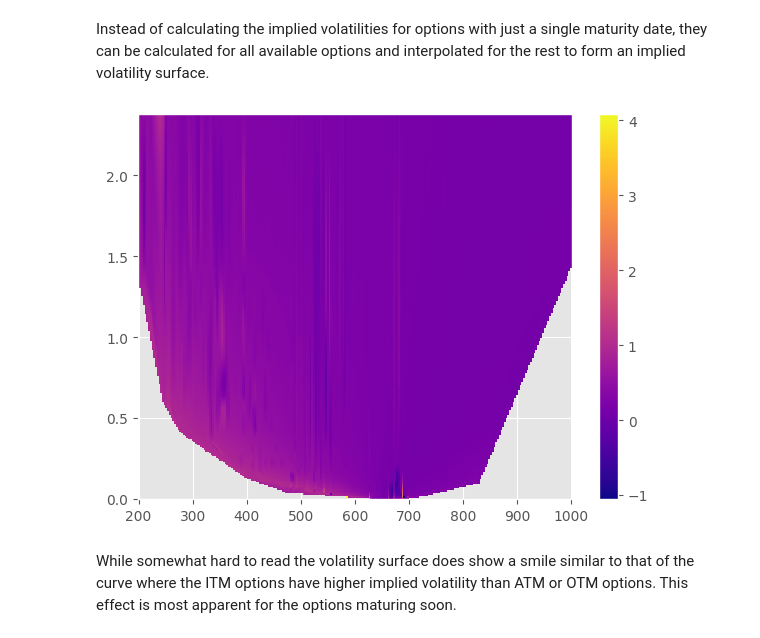
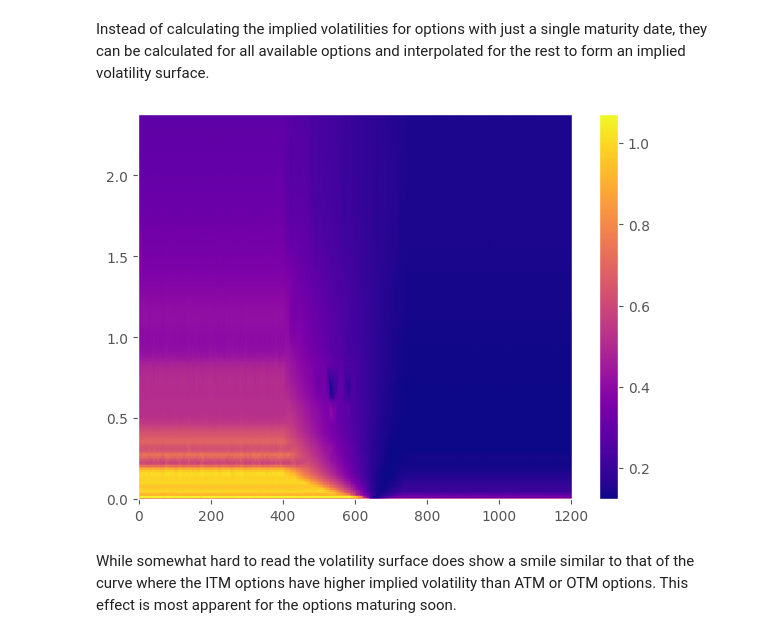
Before and after one commit to krantamaki/quantform, a Jupyter notebook: examples/pylib/05_implied_volatilities.ipynb, the cells around one changed output. Saved outputs shown, nothing was run; the diff lists cells and outputs as text; code cells hidden in the pictures.

Commit message:
Minor changes to make the implied volatility surface more stable

```diff
--- a/examples/pylib/05_implied_volatilities.ipynb
+++ b/examples/pylib/05_implied_volatilities.ipynb
@@ -39,6 +40,10 @@ option_df = pd.read_csv(project_root / "example_data" / "SPY_Calls_2025-08-15.ts
 
 # Function that creates an Option object from the given option price data. If the implied volatility cannot be calculated skips the option
 def to_option(row: pd.Series) -> Option:
+  # If the implied volatility is marked as zero in Yahoo Finance it most likely cannot be calculated
+  if row["Implied Volatility"] == "0.00%":
+    print(f"Invalid implied volatility with option {row["Contract Name"]}!")
+    return
   try:
     return Option(row["Contract Name"], *parse_option_id(row["Contract Name"]), risk_free_rate=risk_free_rate,
                   market_price=(row["Bid"] + row["Ask"]) / 2, underlying_value=underlying_value, report_date=report_date)
@@ -70,3 +143,9 @@ Not able to calculate the implied volatility for option SPY271217C00465000! (Imp
+# %%
+options = valid_options
+# %%
+options = [option for option in options if option.maturity_date not in [QfDate(2025, 8, 20), QfDate(2025, 8, 21), QfDate(2025, 9, 26)]]
+distinct_maturity_dates = list(set([option.maturity_date for option in options]))
+distinct_maturity_dates.sort()
 # %% [markdown]
 ## ImpliedVolatilityCurve
 # %% [markdown]
@@ -104,13 +208,13 @@ Instead of calculating the implied volatilities for options with just a single m
 # %%
 # Some options can have unreasonable volatilities due to poor price data.
 # Ignore these so that the surface is visible
 valid_options = [option for option in options if (option.pricer.volatility > -1) and (option.pricer.volatility < 1)]
 
-surf = ImpliedVolatilitySurface(valid_options, underlying_value, report_date)
-fig = surf.plot((250, 250), cmap_name='plasma')
+surf = ImpliedVolatilitySurface(valid_options, underlying_value, report_date, interp_range=(400, 750), extrap_range=[0, 1200], n_points=100)
+fig = surf.plot((250, 250), cmap_name='plasma', plot_heatmap=True)
 
 plt.show()
 # %% [output]
-[figure, old version]
+[figure, new version]
 # %% [markdown]
 While somewhat hard to read the volatility surface does show a smile similar to that of the curve where the ITM options have higher implied volatility than ATM or OTM options. This effect is most apparent for the options maturing soon.
```
Also changed, not shown: parts of 9 cells of this notebook, 2 other files.
